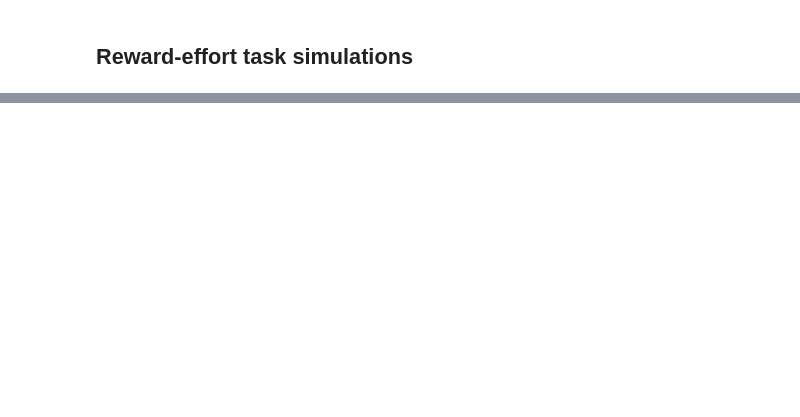
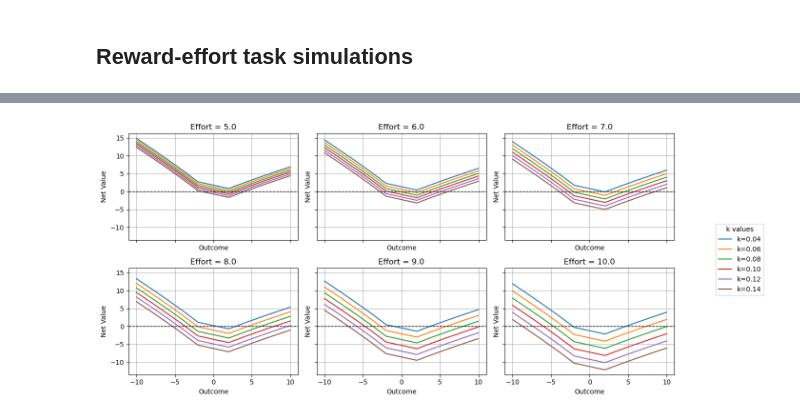
Before and after one commit to MajaFriedemann/reward-effort-task, a Jupyter notebook: simulate-task.ipynb, the cells around one changed output, grey strips where cells are left out. Saved outputs shown, nothing was run; the diff lists cells and outputs as text; code cells hidden in the pictures; blank space fills up the shorter version.

```diff
--- a/simulate-task.ipynb
+++ b/simulate-task.ipynb
@@ -63,11 +59,30 @@ k_values = np.clip(k_values, 0, 1)
 # %%
 # Function to calculate net value based on outcome, effort, reward sensitivity alpha, loss sensitivty beta, effort sensitivity k, and loss aversion lambda
-def calculate_net_value(outcome, effort, alpha, beta, k, lambda_):
+def calculate_net_value(outcome, effort, alpha, k, lambda_):
     if outcome >= 0:
         return (outcome ** alpha) - k * (effort ** 2)  # positive outcome - effort --> the higher the better
     else:
-        return abs(-lambda_ * ((-outcome) ** beta)) - k * (effort ** 2)  # removing the negative sign from the outcome to get magnitude of (negative) outcome - magnitude of effort --> the higher the less bad (ie better)
+        return abs(-lambda_ * ((-outcome) ** alpha)) - k * (effort ** 2)  # removing the negative sign from the outcome to get magnitude of (negative) outcome - magnitude of effort --> the higher the less bad (ie better)
 
-# Logistic function to get choice probabilities
-def logistic_choice_prob(net_value, decision_beta):
-    return 1 / (1 + np.exp(-decision_beta * net_value))
+
+
+# Plot the net value function for different ks at different effort levels, fixing alpha and lambda at their mean values
+plot_ks = np.linspace(0.04, 0.14, 6)  # different values for k
+fig, axes = plt.subplots(nrows=2, ncols=3, figsize=(13, 6), sharex=True, sharey=True)
+axes = axes.flatten()
+for i, plot_effort in enumerate(effort_levels):
+    ax = axes[i]
+    for plot_k in plot_ks:
+        net_values = [calculate_net_value(outcome, plot_effort, alpha_mean, plot_k, lambda_mean) for outcome in outcome_levels]
+        ax.plot(outcome_levels, net_values, label=f'k={plot_k:.2f}')
+    ax.set_title(f'Effort = {plot_effort}')
+    ax.set_xlabel('Outcome')
+    ax.set_ylabel('Net Value')
+    ax.axhline(0, color='black', lw=1, linestyle='--')
+    ax.grid(True)
+    if i == 0:
+        fig.legend(loc='center left', bbox_to_anchor=(1.0, 0.5), title="k values")
+plt.tight_layout(rect=[0, 0, 0.95, 1])
+plt.show()
+# %% [output]
+[figure, added]
```
Also changed, not shown: parts of 10 cells of this notebook.
